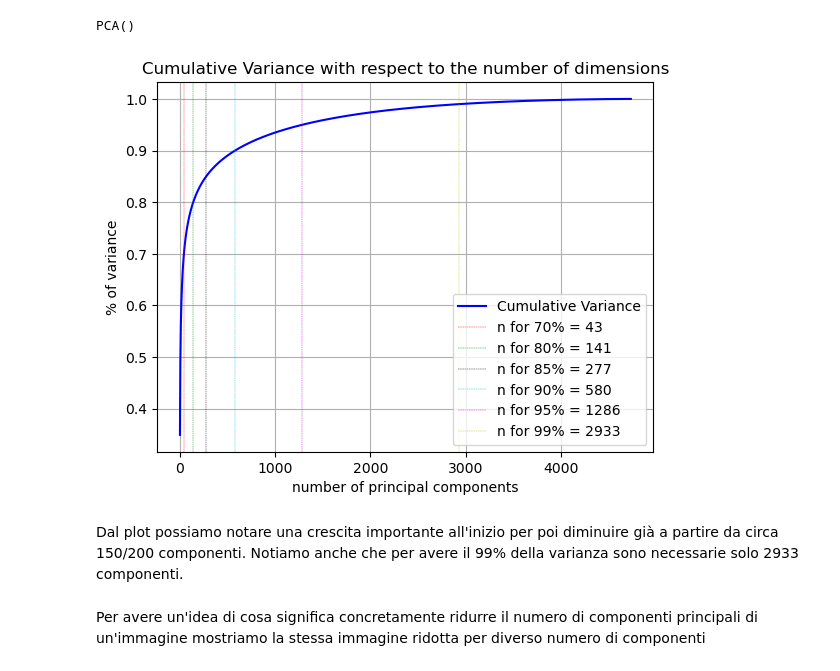
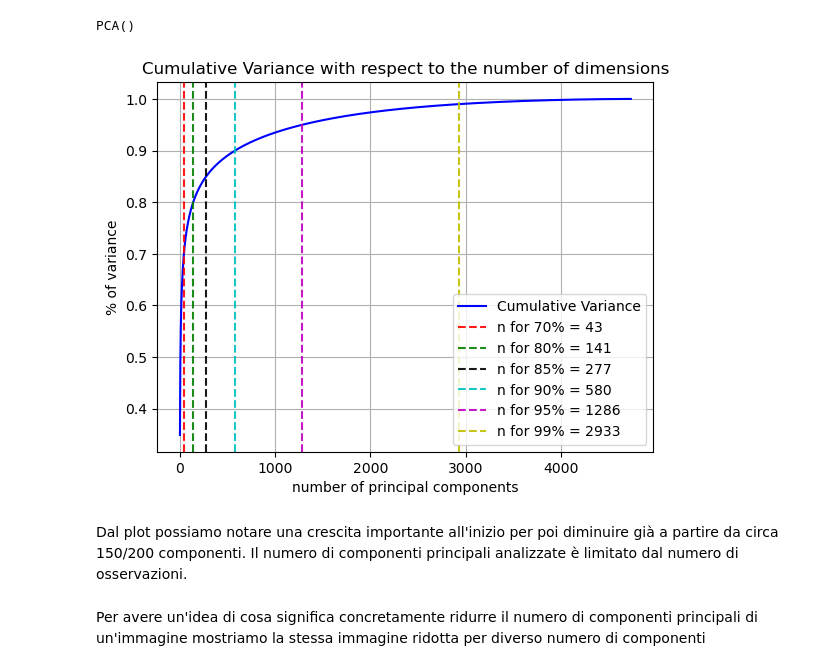
Before and after one commit to lorenzoesposito2/ML_exam, a Jupyter notebook: exam_notebook.ipynb, the cells around one changed output. Cells and saved outputs as stored; diff of their text form; code cells hidden in the pictures.

```diff
--- a/exam_notebook.ipynb
+++ b/exam_notebook.ipynb
@@ -173,42 +173,42 @@ PCA()
 # %%
 # evaluate cumulative variance
 cumsum = np.cumsum(var_pca.explained_variance_ratio_)
 
 var_70 = np.argmax(cumsum >= 0.70) + 1
 var_80 = np.argmax(cumsum >= 0.80) + 1
 var_85 = np.argmax(cumsum >= 0.85) + 1
 var_90 = np.argmax(cumsum >= 0.90) + 1
 var_95 = np.argmax(cumsum >= 0.95) + 1
 var_99 = np.argmax(cumsum >= 0.99) + 1
 
 data_var = [
     ["70%", var_70],
     ["80%", var_80],
     ["85%", var_85],
     ["90%", var_90],
     ["95%", var_95],
-    ["99%", var_99]
+    ["99%", var_99],
 ]
 
 # plot the cumulative variance
-colors = ['r', 'g', '0', 'c', 'm', 'y']
+colors = ['r', 'g', 'k', 'c', 'm', 'y']
 plt.title('Cumulative Variance with respect to the number of dimensions')
 plt.plot(range(1, len(cumsum) + 1),cumsum, color = 'b', label='Cumulative Variance')
-plt.axvline(x=var_70, ls='--', lw=0.3, color=colors[0], label='n for 70% = ' + str(var_70))
-plt.axvline(x=var_80, ls='--', lw=0.3, color=colors[1], label='n for 80% = ' + str(var_80))
-plt.axvline(x=var_85, ls='--', lw=0.3, color=colors[2], label='n for 85% = ' + str(var_85))
-plt.axvline(x=var_90, ls='--', lw=0.3, color=colors[3], label='n for 90% = ' + str(var_90))
-plt.axvline(x=var_95, ls='--', lw=0.3, color=colors[4], label='n for 95% = ' + str(var_95))
-plt.axvline(x=var_99, ls='--', lw=0.3, color=colors[5], label='n for 99% = ' + str(var_99))
+plt.axvline(x=var_70, ls='--', alpha = 0.9, color=colors[0], label='n for 70% = ' + str(var_70))
+plt.axvline(x=var_80, ls='--', alpha = 0.9, color=colors[1], label='n for 80% = ' + str(var_80))
+plt.axvline(x=var_85, ls='--', alpha = 0.9, color=colors[2], label='n for 85% = ' + str(var_85))
+plt.axvline(x=var_90, ls='--', alpha = 0.9, color=colors[3], label='n for 90% = ' + str(var_90))
+plt.axvline(x=var_95, ls='--', alpha = 0.9, color=colors[4], label='n for 95% = ' + str(var_95))
+plt.axvline(x=var_99, ls='--', alpha = 0.9, color=colors[5], label='n for 99% = ' + str(var_99))
 plt.ylabel('% of variance')
 plt.xlabel('number of principal components')
 plt.legend(loc=4)
 plt.grid()
 plt.show()
 # %% [output]
-[figure, old version]
+[figure, new version]
 # %% [markdown]
-Dal plot possiamo notare una crescita importante all'inizio per poi diminuire già a partire da circa 150/200 componenti. Notiamo anche che per avere il 99% della varianza sono necessarie solo 2933 componenti.
+Dal plot possiamo notare una crescita importante all'inizio per poi diminuire già a partire da circa 150/200 componenti. Il numero di componenti principali analizzate è limitato dal numero di osservazioni.
 # %% [markdown]
 Per avere un'idea di cosa significa concretamente ridurre il numero di componenti principali di un'immagine mostriamo la stessa immagine ridotta per diverso numero di componenti
 # %% [markdown]
```
Also changed, not shown: parts of 11 cells of this notebook.
